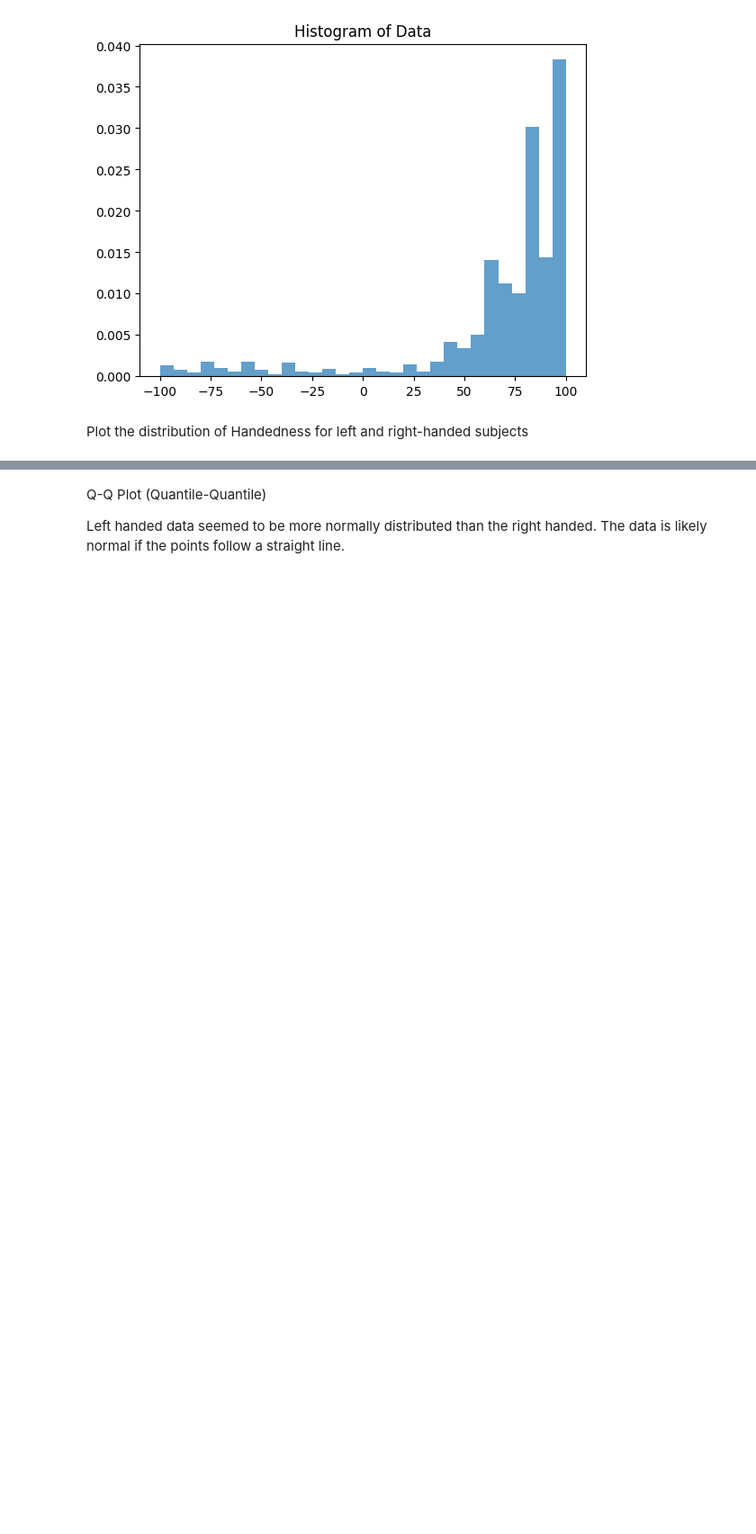
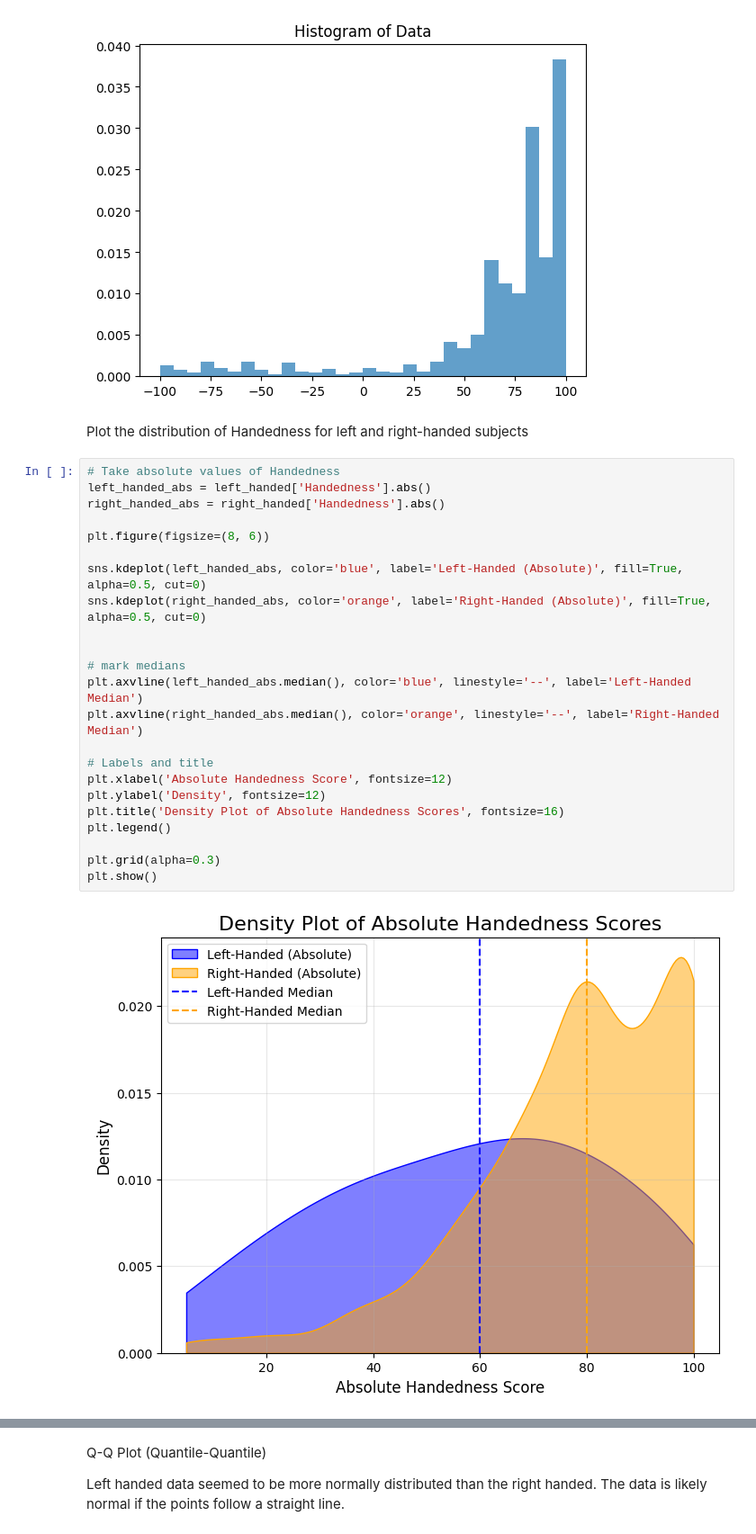
Before and after one commit to vickyli1015/PRIVATE-DSC180B-Functional-Connectivity-Project, a Jupyter notebook: Vicky_Week2_EDA.ipynb, the cells around one changed output, grey strips where cells are left out. Shown at 90% size. Cells and saved outputs as stored; diff of their text form; blank space fills up the shorter version.

```diff
--- a/Vicky_Week2_EDA.ipynb
+++ b/Vicky_Week2_EDA.ipynb
@@ -154,6 +155,31 @@ plt.show()
 [figure]
 # %% [markdown]
 Plot the distribution of Handedness for left and right-handed subjects
+# %%
+# Take absolute values of Handedness
+left_handed_abs = left_handed['Handedness'].abs()
+right_handed_abs = right_handed['Handedness'].abs()
+
+plt.figure(figsize=(8, 6))
+
+sns.kdeplot(left_handed_abs, color='blue', label='Left-Handed (Absolute)', fill=True, alpha=0.5, cut=0)
+sns.kdeplot(right_handed_abs, color='orange', label='Right-Handed (Absolute)', fill=True, alpha=0.5, cut=0)
+
+
+# mark medians
+plt.axvline(left_handed_abs.median(), color='blue', linestyle='--', label='Left-Handed Median')
+plt.axvline(right_handed_abs.median(), color='orange', linestyle='--', label='Right-Handed Median')
+
+# Labels and title
+plt.xlabel('Absolute Handedness Score', fontsize=12)
+plt.ylabel('Density', fontsize=12)
+plt.title('Density Plot of Absolute Handedness Scores', fontsize=16)
+plt.legend()
+
+plt.grid(alpha=0.3)
+plt.show()
+# %% [output]
+[figure, added]
 # %%
 # Take absolute values of Handedness
 left_handed_abs = left_handed['Handedness'].abs()
```
Also changed, not shown: parts of 24 cells of this notebook.
